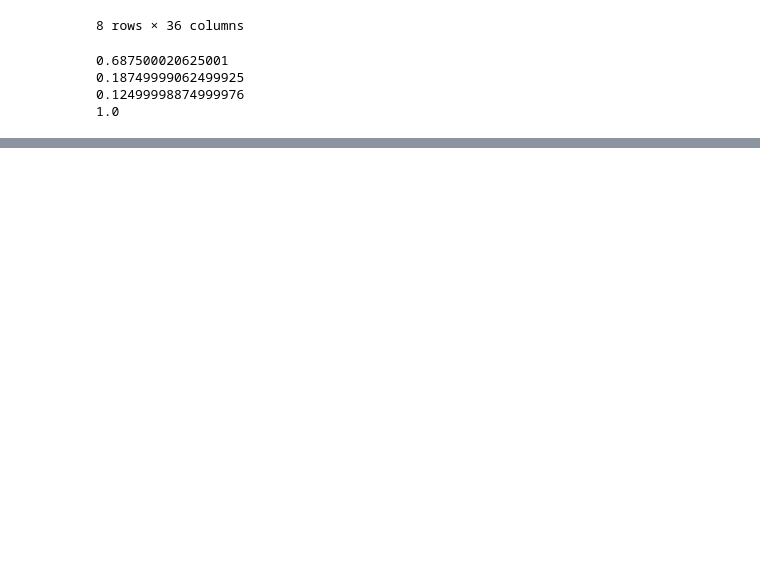
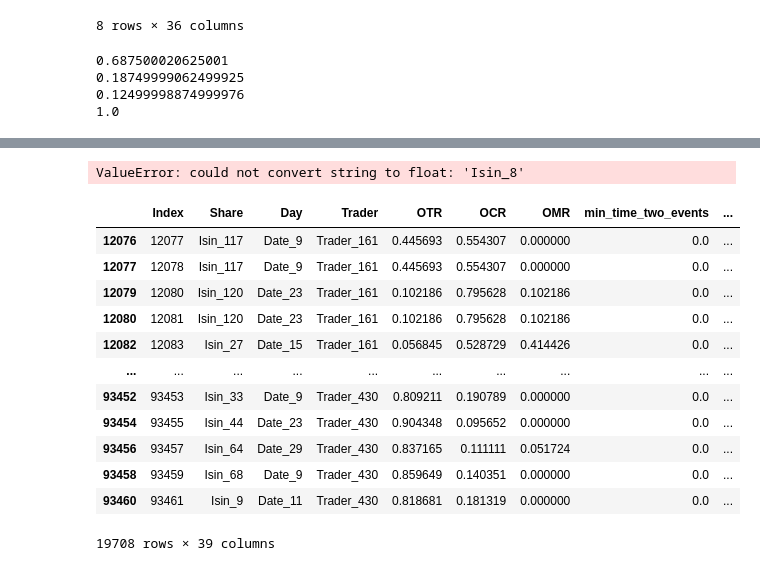
Before and after one commit to hehlinge42/AMF_High_Frequency_Traders_challenge, a Jupyter notebook: EDA.ipynb, the cells around one changed output, grey strips where cells are left out. Cells and saved outputs as stored; diff of their text form; code cells hidden in the pictures; blank space fills up the shorter version.

```diff
--- a/EDA.ipynb
+++ b/EDA.ipynb
@@ -212,0 +233,25 @@ pipe.fit_transform(X_train, y_train)
+# %%
+pca = PCA(n_components=len(X_train_na.columns))
+pca.fit(X_train_na)
+print(pca.explained_variance_ratio_)
+print(pca.singular_values_)
+# %% [output]
+ValueError: could not convert string to float: 'Isin_8'
+# %%
+lol = X_train.duplicated(['Share', 'Day', 'Trader']).sum()
+# %%
+X_train[lol == True]
+# %% [output]
+|  | Index | Share | Day | Trader | OTR | OCR | OMR | min_time_two_events | ... |
+| 12076 | 12077 | Isin_117 | Date_9 | Trader_161 | 0.445693 | 0.554307 | 0.000000 | 0.0 | ... |
+| 12077 | 12078 | Isin_117 | Date_9 | Trader_161 | 0.445693 | 0.554307 | 0.000000 | 0.0 | ... |
+| 12079 | 12080 | Isin_120 | Date_23 | Trader_161 | 0.102186 | 0.795628 | 0.102186 | 0.0 | ... |
+| 12080 | 12081 | Isin_120 | Date_23 | Trader_161 | 0.102186 | 0.795628 | 0.102186 | 0.0 | ... |
+| 12082 | 12083 | Isin_27 | Date_15 | Trader_161 | 0.056845 | 0.528729 | 0.414426 | 0.0 | ... |
+| ... | ... | ... | ... | ... | ... | ... | ... | ... | ... |
+| 93452 | 93453 | Isin_33 | Date_9 | Trader_430 | 0.809211 | 0.190789 | 0.000000 | 0.0 | ... |
+| 93454 | 93455 | Isin_44 | Date_23 | Trader_430 | 0.904348 | 0.095652 | 0.000000 | 0.0 | ... |
+| 93456 | 93457 | Isin_64 | Date_29 | Trader_430 | 0.837165 | 0.111111 | 0.051724 | 0.0 | ... |
+| 93458 | 93459 | Isin_68 | Date_9 | Trader_430 | 0.859649 | 0.140351 | 0.000000 | 0.0 | ... |
+| 93460 | 93461 | Isin_9 | Date_11 | Trader_430 | 0.818681 | 0.181319 | 0.000000 | 0.0 | ... |
+19708 rows × 39 columns
```
Also changed, not shown: parts of 10 cells of this notebook, 5 other files.
